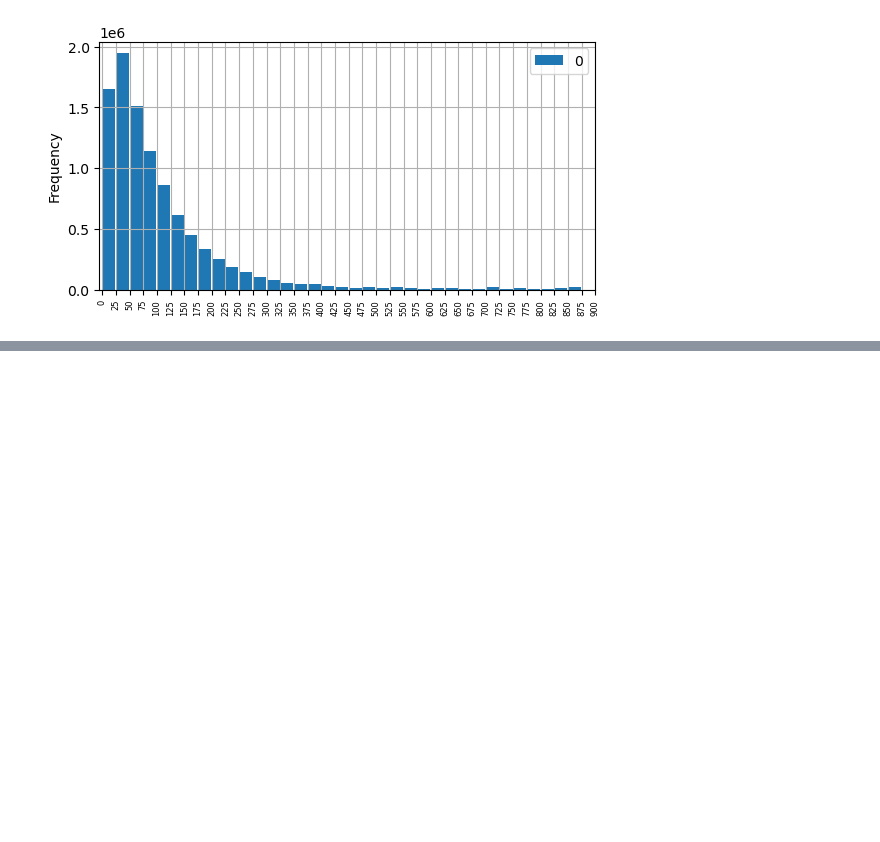
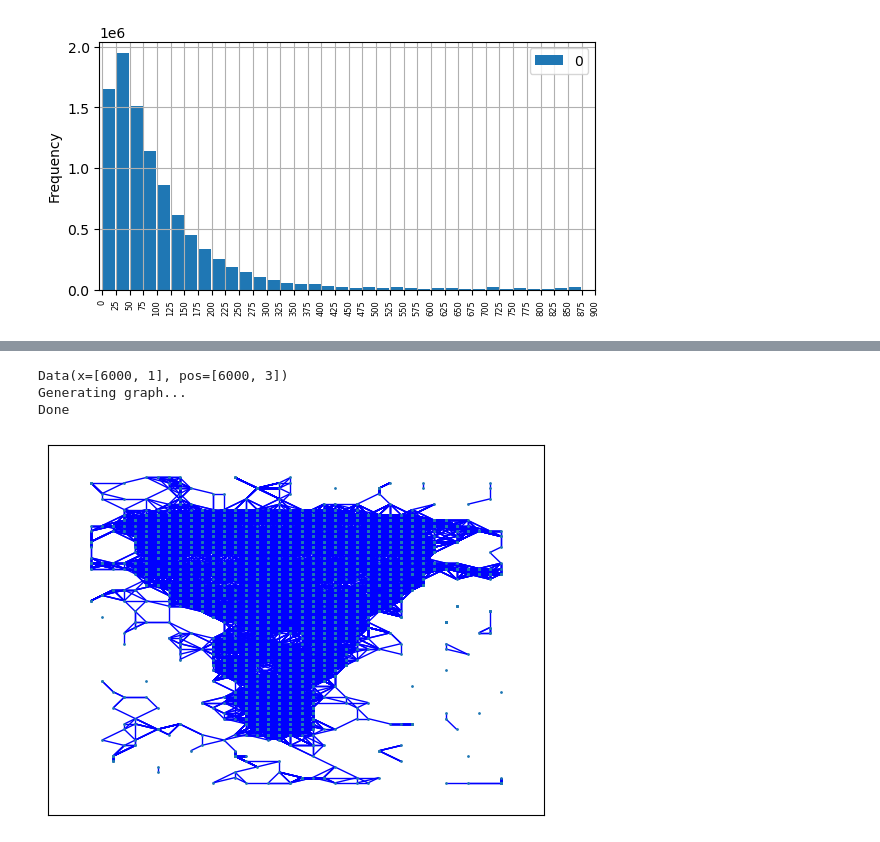
Before and after one commit to whybear0510/aegnn, a Jupyter notebook: scratch.ipynb, the cells around one changed output, grey strips where cells are left out. Cells and saved outputs as stored; diff of their text form; code cells hidden in the pictures; blank space fills up the shorter version.

```diff
--- a/scratch.ipynb
+++ b/scratch.ipynb
@@ -1698,0 +1867,34 @@ tensor([2., 2., 2., 3., 3., 3.])
+# %%
+import numpy as np
+def load_ncal_data(raw_file: str):
+    f = open(raw_file, 'rb')
+    raw_data = np.fromfile(f, dtype=np.uint8)
+    f.close()
+
+    raw_data = np.uint32(raw_data)
+    all_y = raw_data[1::5] //3
+    all_x = raw_data[0::5] //3
+    all_p = (raw_data[2::5] & 128) >> 7  # bit 7
+    all_ts = ((raw_data[2::5] & 127) << 16) | (raw_data[3::5] << 8) | (raw_data[4::5])
+    all_ts = all_ts / 1e6  # µs -> s
+    all_p = all_p.astype(np.float32)
+    # all_p[all_p == 0] = -1
+    events = np.column_stack((all_x, all_y, all_ts, all_p)).astype(np.float32)
+    events = torch.from_numpy(events[:6000, :])
+    events_data = torch_geometric.data.Data(x=events[:, 3].view(-1,1), pos=events[:,:3])
+    return events_data
+
+path = "/space/yyang22/datasets/data/storage/ncaltech101/training/buddha/image_0039.bin"
+events_graph = load_ncal_data(path)
+print(events_graph)
+from aegnn.asyncronous.base.utils import causal_radius_graph
+print('Generating graph...')
+events_graph.edge_index = causal_radius_graph(events_graph.pos, r=3.0, max_num_neighbors=32).to(device)
+print('Done')
+printg(events_graph)
+torch.save(events_graph, "/space/yyang22/datasets/data/storage/ncars/processed/test_sample")
+# %% [output]
+Data(x=[6000, 1], pos=[6000, 3])
+Generating graph...
+Done
+[figure, added]
```
Also changed, not shown: parts of 12 cells of this notebook, 3 other files.
